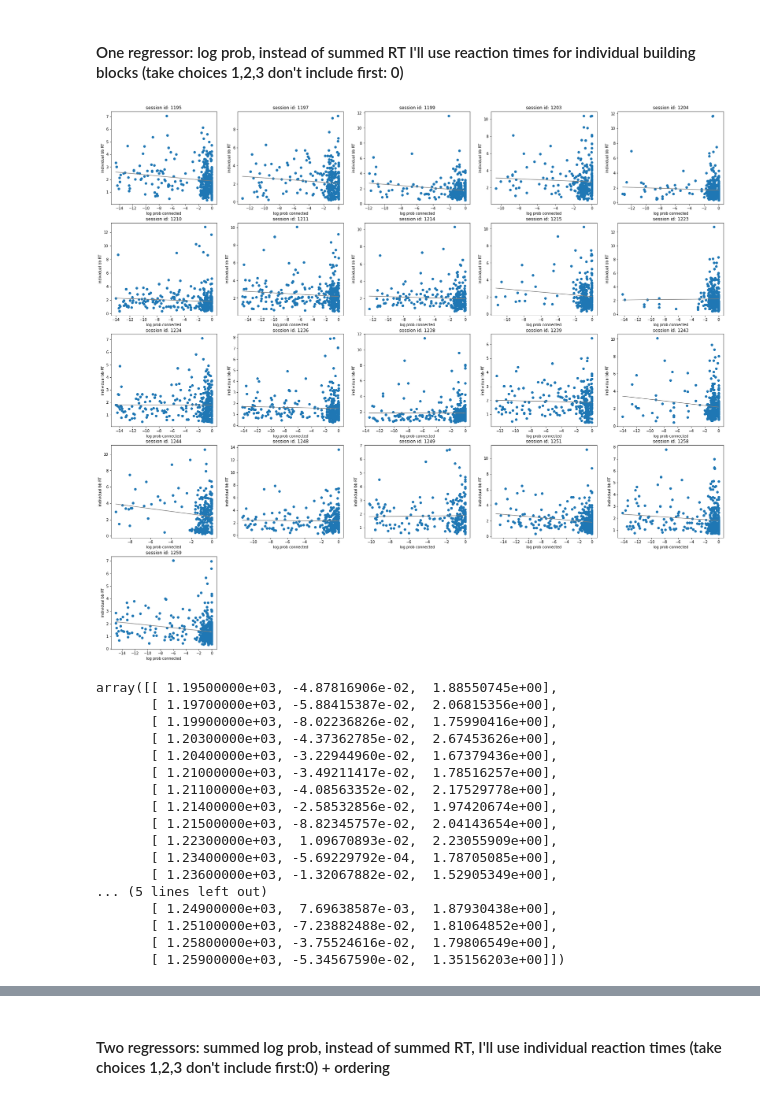
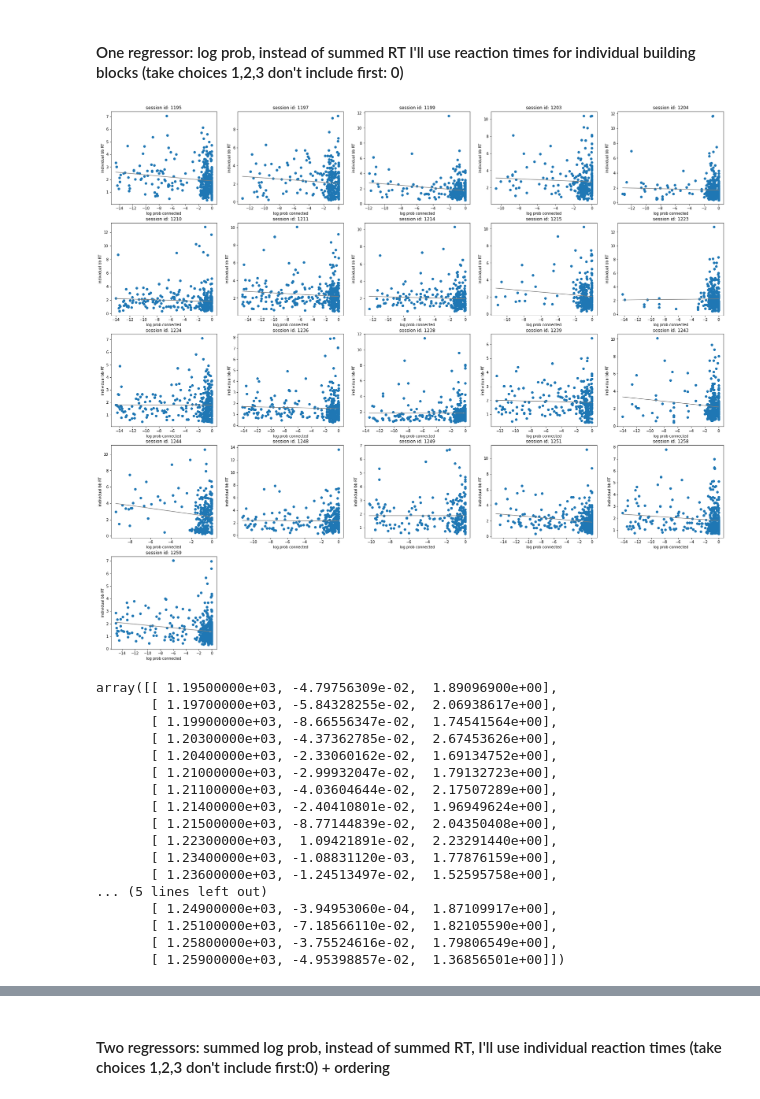
Before and after one commit to Kathleen-Medriano/Cactus, a Jupyter notebook: codes/tangram-generalization.ipynb, the cells around one changed output, grey strips where cells are left out. Cells and saved outputs as stored; diff of their text form; code cells hidden in the pictures.

```diff
--- a/codes/tangram-generalization.ipynb
+++ b/codes/tangram-generalization.ipynb
@@ -341,14 +358,11 @@ plt.tight_layout()
 # %%
 # Plot graph (4 for the experiment)
-
-color_list = ["pink","orange","yellow","limegreen","skyblue","violet"]
 
 fig,axn = plt.subplots(nrows=1, ncols=4, sharex=True, sharey=True, figsize=(16,4))
 
 for i, ax in enumerate(axn.flat):
-    nx.draw_networkx(graph_dict[f"G_{i}"], node_color=color_list, ax=ax)
-
-    #ax.set_title(f'sample title')
+    nx.draw_networkx(graph_dict[f"G_{i}"], node_color=range(6), cmap=plt.cm.Greens, ax=ax)
+    ax.set_title(f"graph {i}")
 
 plt.tight_layout()
 # %% [output]
@@ -402,0 +492,5 @@ distances_exp_4_df.sort_values(by=["DeltaCon"])
+# %%
+tang_perf_1 = np.append(tang_perf, [0,0,0,0])
+# %%
+tang_smoothed_rewards = np.convolve(tang_perf_1, np.ones((30,))/30, 'same')
+nav_smoothed_rewards = np.convolve(nav_perf, np.ones((30,))/30, 'same')
@@ -402,0 +585,10 @@ distances_exp_4_df.sort_values(by=["DeltaCon"])
+# %%
+ax = plt.axes()
+
+sns.lineplot(data=nav_mean_df)
+
+ax.set_title('Reward rate of groups in the navigation task')
+ax.set_xlabel('Trial')
+ax.set_ylabel('Learning rate')
+
+plt.gcf().set_size_inches(7, 6)
@@ -529,7 +913,8 @@ for k, ses_id in enumerate(session_ids): # this is per participant
     for trial_id in trial_id_array:
         action_id_array = np.array(action_df[action_df["trial_id"]==trial_id]["action_id"].sort_values())
         for idx, act_id in enumerate(action_id_array):
-            if idx % 4 != 0:
+            #if idx % 4 != 0:
+            if idx != 0:
                 bb_act_prev = action_df[action_df["action_id"]==act_id-1]["building_block"]
                 bb_act = action_df[action_df["action_id"]==act_id]["building_block"]
 
@@ -553,51 +938,51 @@ for k, ses_id in enumerate(session_ids): # this is per participant
     param = [ses_id, reg2.coef_[0][0], reg2.intercept_[0]]
 
     indiv_param_indi.append(param)
 
     # Plot
     ax = fig.add_subplot(5, 5, k+1)
 
     # scatter
     rt = rt_array
     regressor = log_array
     ax.scatter(log_array, rt_array)
 
     # plot surface/line
     min_regressor = min(log_array)
     max_regressor = max(log_array)
 
     regressor_lin = np.linspace(min_regressor, max_regressor, num=50) #connected
     rt_pred = reg2.predict(regressor_lin)
 
     ax.plot(regressor_lin, rt_pred, 'gray')
 
     ax.set_title(f'session id: {ses_id}')
     ax.set_xlabel('log prob connected')
     ax.set_ylabel('individual bb RT')
 
 plt.show()
 indiv_param_indi = np.array(indiv_param_indi)
 
 indiv_param_indi
 # %% [output]
-[figure, old version]
+[figure, new version]
-array([[ 1.19500000e+03, -4.87816906e-02,  1.88550745e+00],
-       [ 1.19700000e+03, -5.88415387e-02,  2.06815356e+00],
-       [ 1.19900000e+03, -8.02236826e-02,  1.75990416e+00],
+array([[ 1.19500000e+03, -4.79756309e-02,  1.89096900e+00],
+       [ 1.19700000e+03, -5.84328255e-02,  2.06938617e+00],
+       [ 1.19900000e+03, -8.66556347e-02,  1.74541564e+00],
        [ 1.20300000e+03, -4.37362785e-02,  2.67453626e+00],
-       [ 1.20400000e+03, -3.22944960e-02,  1.67379436e+00],
-       [ 1.21000000e+03, -3.49211417e-02,  1.78516257e+00],
-       [ 1.21100000e+03, -4.08563352e-02,  2.17529778e+00],
-       [ 1.21400000e+03, -2.58532856e-02,  1.97420674e+00],
-       [ 1.21500000e+03, -8.82345757e-02,  2.04143654e+00],
-       [ 1.22300000e+03,  1.09670893e-02,  2.23055909e+00],
-       [ 1.23400000e+03, -5.69229792e-04,  1.78705085e+00],
-       [ 1.23600000e+03, -1.32067882e-02,  1.52905349e+00],
+       [ 1.20400000e+03, -2.33060162e-02,  1.69134752e+00],
+       [ 1.21000000e+03, -2.99932047e-02,  1.79132723e+00],
+       [ 1.21100000e+03, -4.03604644e-02,  2.17507289e+00],
+       [ 1.21400000e+03, -2.40410801e-02,  1.96949624e+00],
+       [ 1.21500000e+03, -8.77144839e-02,  2.04350408e+00],
+       [ 1.22300000e+03,  1.09421891e-02,  2.23291440e+00],
+       [ 1.23400000e+03, -1.08831120e-03,  1.77876159e+00],
+       [ 1.23600000e+03, -1.24513497e-02,  1.52595758e+00],
 ... (5 lines left out)
-       [ 1.24900000e+03,  7.69638587e-03,  1.87930438e+00],
-       [ 1.25100000e+03, -7.23882488e-02,  1.81064852e+00],
+       [ 1.24900000e+03, -3.94953060e-04,  1.87109917e+00],
+       [ 1.25100000e+03, -7.18566110e-02,  1.82105590e+00],
        [ 1.25800000e+03, -3.75524616e-02,  1.79806549e+00],
-       [ 1.25900000e+03, -5.34567590e-02,  1.35156203e+00]])
+       [ 1.25900000e+03, -4.95398857e-02,  1.36856501e+00]])
 # %%
 # Coefficient check
 
```
Also changed, not shown: parts of 27 cells of this notebook, 52 other files.
